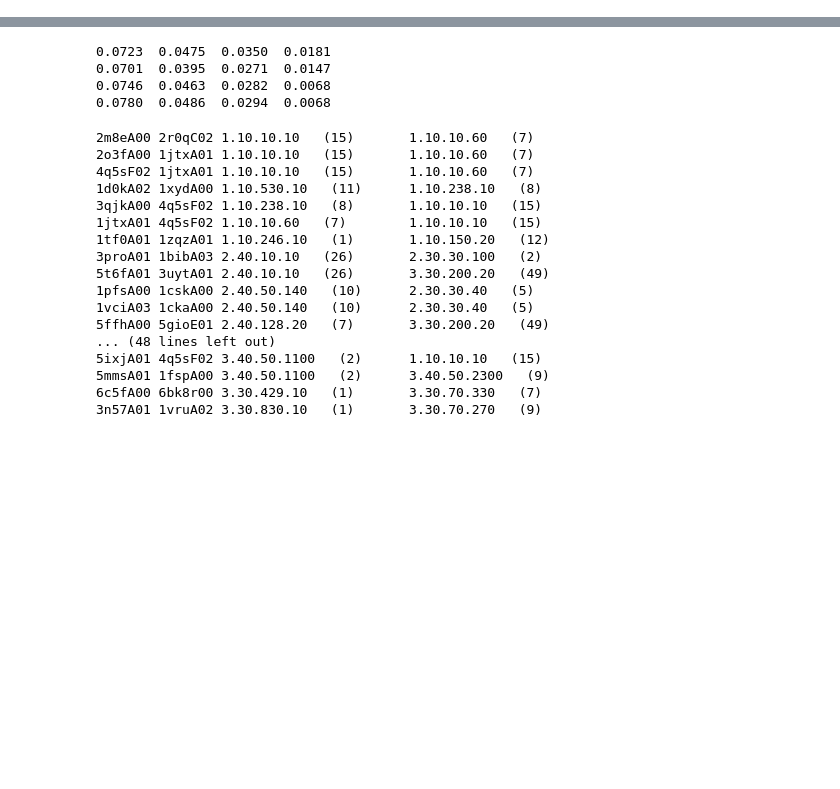
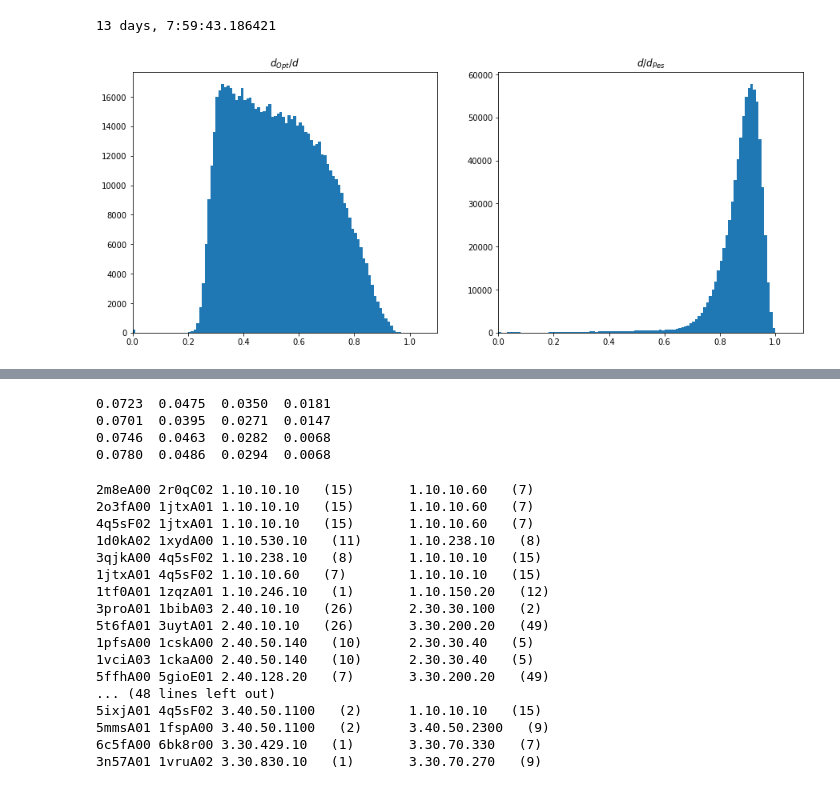
Before and after one commit to sb-ncbr/overprot, a Jupyter notebook: OverProt/working_scripts/trees_stuff.ipynb, the cells around one changed output, grey strips where cells are left out. Saved outputs shown, nothing was run; the diff lists cells and outputs as text; code cells hidden in the pictures; blank space fills up the shorter version.

```diff
--- a/OverProt/working_scripts/trees_stuff.ipynb
+++ b/OverProt/working_scripts/trees_stuff.ipynb
@@ -77,0 +157,4 @@ sop-maxrmsd7*exp20      0.0746  0.0441  0.0271  0.0102
+# %%
+print(timedelta(minutes=12) /855**1.2 *400_000**1.2)
+# %% [output]
+13 days, 7:59:43.186421
@@ -77,0 +165,22 @@ sop-maxrmsd7*exp20      0.0746  0.0441  0.0271  0.0102
+# %%
+version = 's+op-v3maxrmsd7-lin15'
+distance = np.loadtxt(ts.RESULTS / f'distance_{n}x{n}-{version}.csv')
+opt_s_distance = np.loadtxt(ts.RESULTS / f'distance_{n}x{n}-s_Opt-v3maxrmsd7.csv')
+pes_s_distance = np.loadtxt(ts.RESULTS / f'distance_{n}x{n}-s_Pes-v3maxrmsd7.csv')
+distance[distance==0] = np.nan
+ratio_o = (opt_s_distance/distance).flatten()
+ratio_p = (distance/pes_s_distance).flatten()
+ratio_o = ratio_o[~np.isnan(ratio_o)]
+ratio_p = ratio_p[~np.isnan(ratio_p)]
+plt.figure(figsize=(15, 6))
+plt.subplot(1,2,1)
+plt.hist(ratio_o.flatten(), bins=np.arange(0,1.1,0.01))
+plt.axis(xmin=0, xmax=1.1)
+plt.title('$d_{Opt} / d$')
+plt.subplot(1,2,2)
+plt.title('$d / d_{Pes}$')
+plt.hist(ratio_p.flatten(), bins=np.arange(0,1.1,0.01))
+plt.axis(xmin=0, xmax=1.1)
+None
+# %% [output]
+[figure, added]
```
Also changed, not shown: parts of 11 cells of this notebook, 7 other files.
